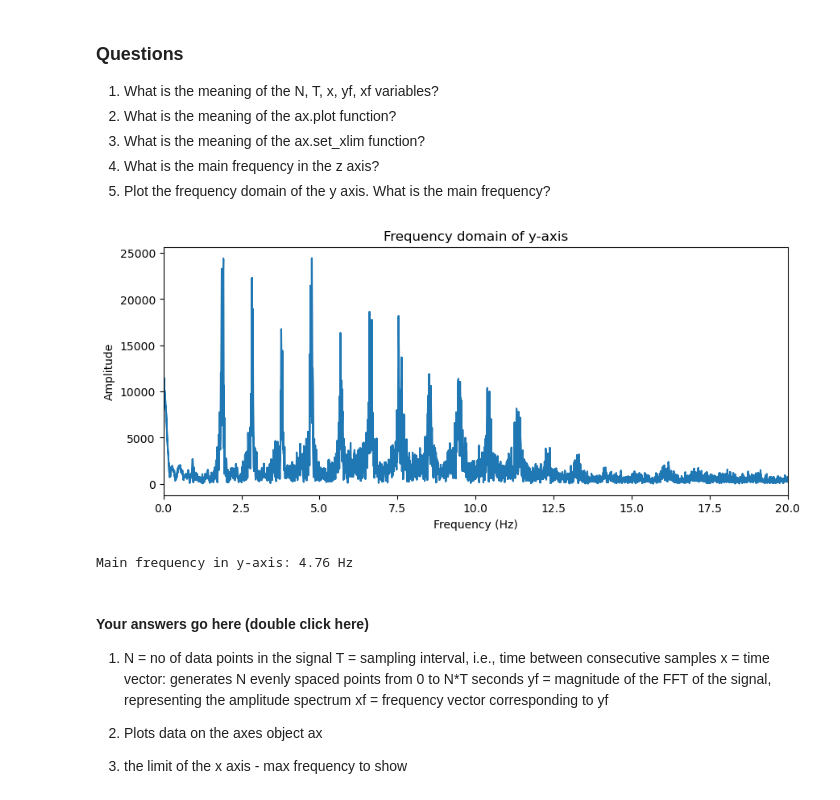
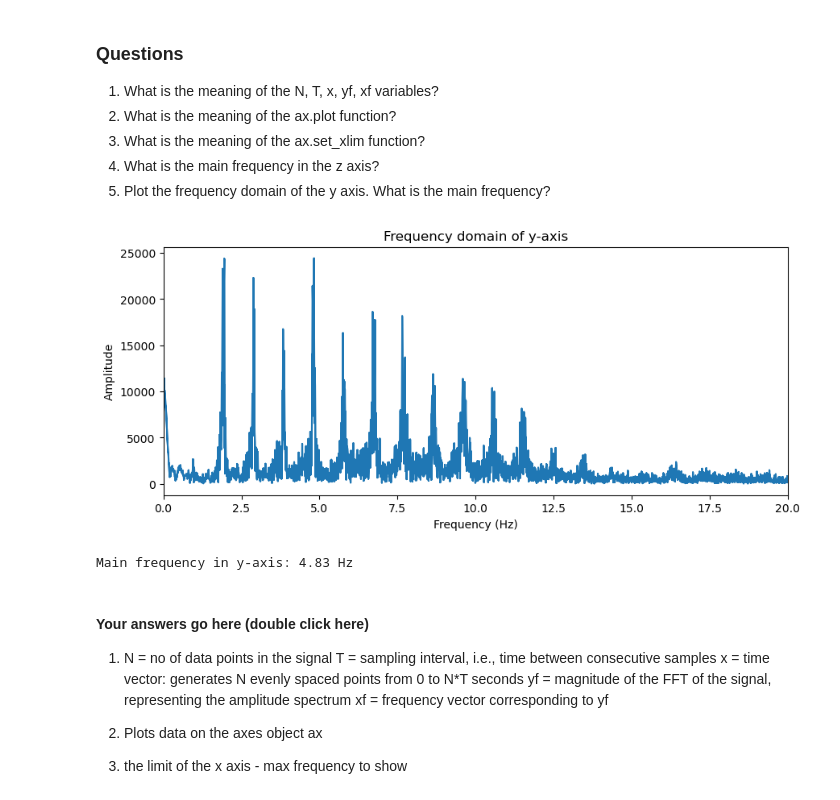
Before and after one commit to ac-pate/Pervasive-Computing-for-Health, a Jupyter notebook: tutorial_2/Achal_Patel_sensor_data_processing_student_tut_2.ipynb, the cells around one changed output. Saved outputs shown, nothing was run; the diff lists cells and outputs as text; code cells hidden in the pictures.

```diff
--- a/tutorial_2/Achal_Patel_sensor_data_processing_student_tut_2.ipynb
+++ b/tutorial_2/Achal_Patel_sensor_data_processing_student_tut_2.ipynb
@@ -216,5 +216,16 @@ def load_accel_csv(path: str) -> pd.DataFrame:
 
 # read data (everything else in the notebook can stay unchanged)
 df = load_accel_csv(ACCEL_CSV_PATH)
+
+# ---- derived globals (avoid hard-coded 400Hz assumptions) ----
+# df['timestamp'] is expected to be integer nanoseconds at this point.
+_dt_ns = pd.to_numeric(df['timestamp'], errors="coerce").diff().median()
+FS = float(1e9 / _dt_ns) if pd.notna(_dt_ns) and _dt_ns != 0 else 400.0
+print(f"Detected sampling rate FS ≈ {FS:.2f} Hz")
+
+# Common step-counter tuning values derived from FS
+MIN_STEP_SEPARATION_S = 0.25  # seconds (typical max cadence ~4Hz)
+MIN_PEAK_DISTANCE_SAMPLES = max(1, int(FS * MIN_STEP_SEPARATION_S))
+
 df.head()
 # %% [output]
@@ -332,23 +344,25 @@ plot_fft(y)
 5. Plot the frequency domain of the y axis. What is the main frequency?
 # %%
 y = df['y'].values
-y = y - np.mean(y)  # assuming y-axis is column 2
+y = y - np.mean(y)  # remove DC
+
+# FFT using detected sampling rate
 yf_y = np.abs(fftpack.fft(y))
-xf_y = fftpack.fftfreq(len(y), d=1/400)
+xf_y = fftpack.fftfreq(len(y), d=1/FS)
 
 plt.figure(figsize=(10,4))
 plt.plot(np.abs(xf_y), np.abs(yf_y))
 plt.xlim(0, 20)  # zoom in on low frequencies
 plt.xlabel("Frequency (Hz)")
 plt.ylabel("Amplitude")
 plt.title("Frequency domain of y-axis")
 plt.show()
 
 main_freq_y = xf_y[np.argmax(yf_y)]
 print(f"Main frequency in y-axis: {main_freq_y:.2f} Hz")
 # %% [output]
-[figure, old version]
+[figure, new version]
-Main frequency in y-axis: 4.76 Hz
+Main frequency in y-axis: 4.83 Hz
 # %% [markdown]
 
 
```
Also changed, not shown: parts of 19 cells of this notebook.
